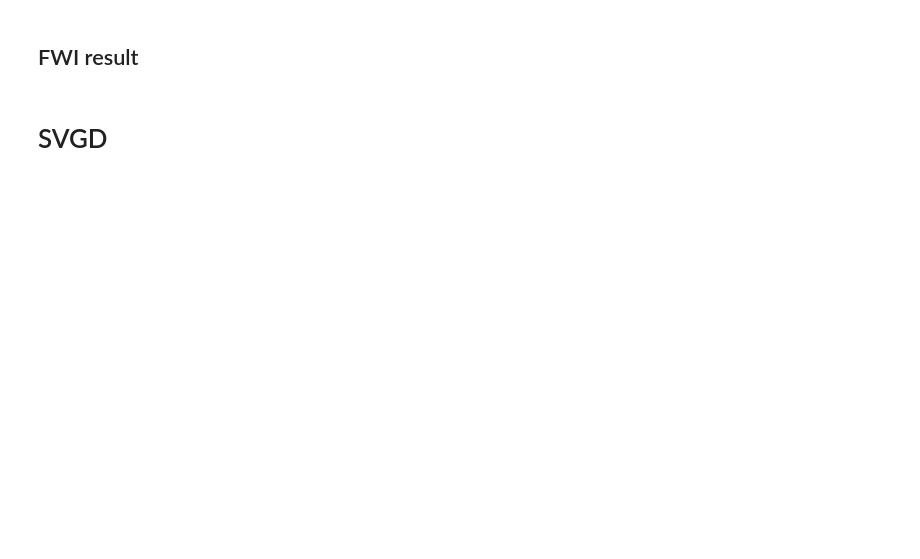
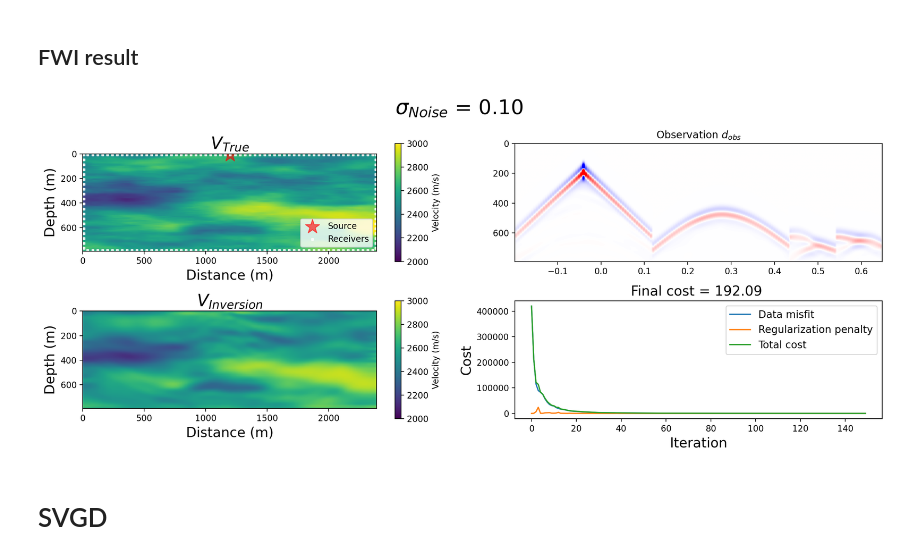
Before and after one commit to medicinely/fwi, a Jupyter notebook: fwi_u_vaiational_SVGD_matrix.ipynb, the cells around one changed output. Cells and saved outputs as stored; diff of their text form; code cells hidden in the pictures; blank space fills up the shorter version.

```diff
--- a/fwi_u_vaiational_SVGD_matrix.ipynb
+++ b/fwi_u_vaiational_SVGD_matrix.ipynb
@@ -350,7 +322,7 @@ u_init = np.zeros([nz*nx])   # Set initial velocity guess (u=0 -> v=2500)
 v_init = f(u_init)   # Initial v
 loss_tracker = np.empty((0,3))
 
-std_noise = 0.5 # define the noise level
+std_noise = 0.1 # define the noise level
 alpha = std_noise**2 # Regularization parameter/weight (Variance of observation noise)
 
 resi = minimize(fun = objective_fwi_prior,
@@ -372,7 +365,7 @@ print('Total time',time.strftime("%Hh %Mm %Ss", time.gmtime(time.time()-start)))
 # Plot deterministic FWI result and optimization history
 v_fwi = f(u_fwi)
 
-plt.figure(figsize=(10,8),dpi=80)
+plt.figure(figsize=(14,6),dpi=200)
 plt.suptitle("$\sigma_{Noise}$ = %.2f  " % std_noise,fontsize=labelsize+8)
 # plt.suptitle("$Loss$ = %.2f " % loss_tracker[-1,0],fontsize=labelsize)
 plt.subplot(2,2,1)
@@ -393,33 +386,35 @@ plt.subplot(2,2,2)
 # plt.xlabel('Distance (m)', fontsize=labelsize)
 # plt.ylabel('Depth (m)', fontsize=labelsize)
 # plt.title("$V_{Initial\ Guess}$",fontsize=labelsize+4)
 plt.imshow(d_obs.T,cmap='bwr',vmin=-10,vmax=10,extent=[at[0], at[-1], az[-1], az[0]], aspect='auto')
 plt.title("Observation $d_{obs}$")
 
 plt.subplot(2,2,3)
 plt.imshow(v_fwi.reshape(nz,nx),vmin=2000,vmax=3000,extent=[ax[0],ax[-1],az[-1],az[0]], aspect='equal')
 cbar = plt.colorbar()
 cbar.set_label("Velocity (m/s)")
 plt.xlabel('Distance (m)', fontsize=labelsize)
 plt.ylabel('Depth (m)', fontsize=labelsize)
 # plt.scatter(zxsrc[1,:],zxsrc[0,:],marker='*',color='r',s=100,alpha=0.6,label="Source")
 # plt.scatter(zxrec[1,:],zxrec[0,:],marker='s',color='w',s=0.1,alpha=0.8,label="Receivers")
 # plt.legend(loc='lower right')
 # plt.title("$V_{Inversion}$ with $\sigma_{Noise}$ = %.2f " % std_noise)
 plt.title("$V_{Inversion}$",fontsize=labelsize+4)
 
 plt.subplot(2,2,4)
 plt.title("Final cost = %.2f " % loss_tracker[-1,0],fontsize=labelsize)
 plt.plot(loss_tracker[:,1],label="Data misfit")
 plt.plot(loss_tracker[:,2],label="Regularization penalty")
 plt.plot(loss_tracker[:,0],label="Total cost")
 plt.xlabel("Iteration",fontsize=labelsize)
 plt.ylabel("Cost",fontsize=labelsize)
 # plt.xlim(0,150)
 # plt.ylim(0,800)
 plt.legend(fontsize=labelsize-4)
 plt.tight_layout()
 plt.show()
+# %% [output]
+[figure, added]
 # %% [markdown]
 # SVGD
 # %%
```
Also changed, not shown: parts of 11 cells of this notebook, 6 other files.
